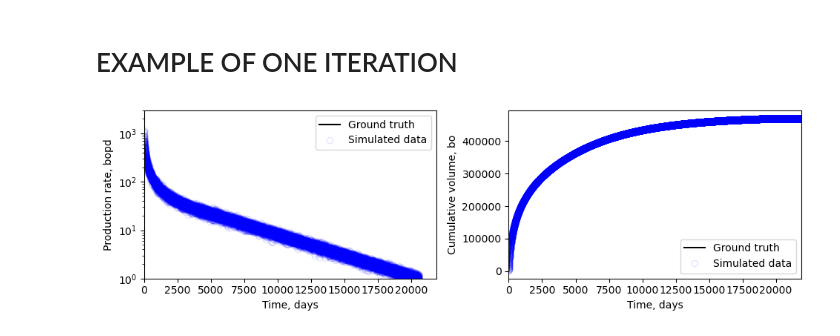
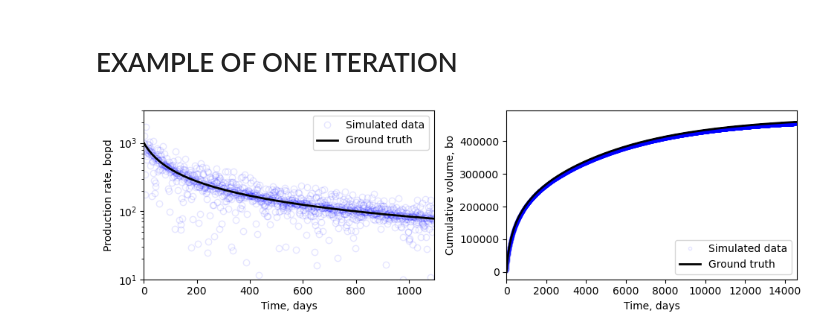
Before and after one commit to rmcguigan/PGE_RESEARCH, a Jupyter notebook: SP24_Research/SP24research_problem_statement.ipynb, the cells around one changed output. Cells and saved outputs as stored; diff of their text form; code cells hidden in the pictures.

```diff
--- a/SP24_Research/SP24research_problem_statement.ipynb
+++ b/SP24_Research/SP24research_problem_statement.ipynb
@@ -39,14 +43,18 @@ import warnings
 import numpy as np
 import pandas as pd
 import matplotlib.pyplot as plt
+import matplotlib.patches as mpatches
+import matplotlib.cm as cm
 import seaborn as sns
+import pickle
 from scipy.optimize import minimize
+from scipy.stats import gennorm
 from matplotlib.ticker import StrMethodFormatter
 from tqdm.notebook import tqdm
 
 warnings.filterwarnings('ignore', category=UserWarning)
 
-golden_ratio = (1 + 5 ** 0.5) / 2
+golden_ratio = (1 + np.sqrt(5)) / 2
 # %%
 class ground_truth:
     """
@@ -209,18 +216,18 @@ pass
 # %%
 # create a test instance of the well object and add error to the production rate
 test = ground_truth(1000, 0.82, 1.2, 0.07, 1, 'day')
-test.add_error(10)
+test.add_error(beta=0.5, loc=0, scale=0.05)  # beta=0.5, loc=0, scale=0.05
 # %%
 # plot the production rate and cumulative production with error for the test instance
 fig, axs = plt.subplots(ncols=2, figsize=(golden_ratio * 3 * 2, 3))
-axs[0].plot(test.t, test.rate, 'k-', label='Ground truth')
-axs[0].plot(test.t, test.rate_error, 'o', c='none', mec='b', alpha=0.1, label='Simulated data')
-axs[0].set(xlabel='Time, days', ylabel='Production rate, bopd', yscale='log', xlim=(0,365 * 60), ylim=(1, 3000))
+axs[0].plot(test.t, test.rate_error, 'o', c='none', mec='b', alpha=0.10, label='Simulated data')
+axs[0].plot(test.t, test.rate, 'k-', label='Ground truth', lw=2)
+axs[0].set(xlabel='Time, days', ylabel='Production rate, bopd', yscale='log', xlim=(0,365 * 3), ylim=(10, 3000))
 axs[0].legend(loc='upper right')
-axs[1].plot(test.t, test.cum, 'k-', label='Ground truth')
-axs[1].plot(test.t, test.cum_error, 'o', c='none', mec='b', alpha=0.1, label='Simulated data')
-axs[1].set(xlabel='Time, days', ylabel='Cumulative volume, bo', xlim=(0,365*60))
+axs[1].plot(test.t, test.cum_error, '.', c='none', mec='b', alpha=0.10, label='Simulated data')
+axs[1].plot(test.t, test.cum, 'k-', label='Ground truth', lw=2)
+axs[1].set(xlabel='Time, days', ylabel='Cumulative volume, bo', xlim=(0,365*40))
 axs[1].legend(loc='lower right')
 plt.tight_layout(); plt.show()
 # %% [output]
-[figure, old version]
+[figure, new version]
```
Also changed, not shown: parts of 26 cells of this notebook, 3 other files.
